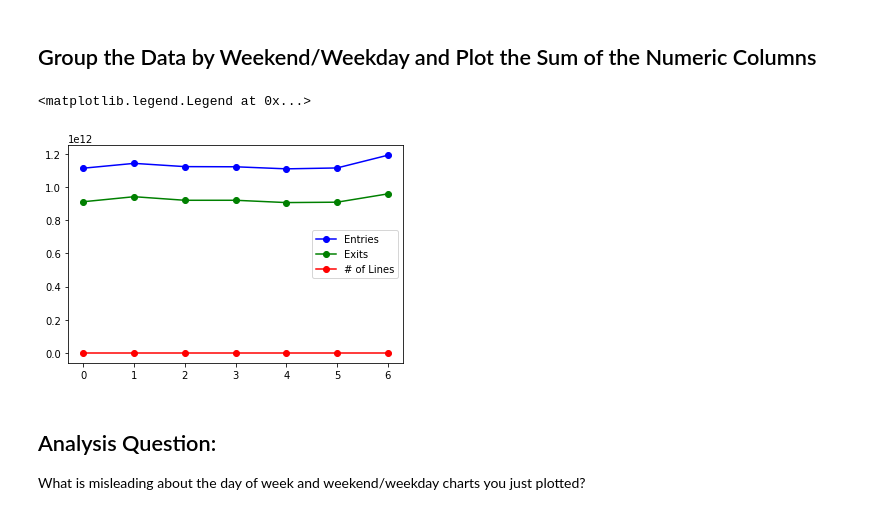
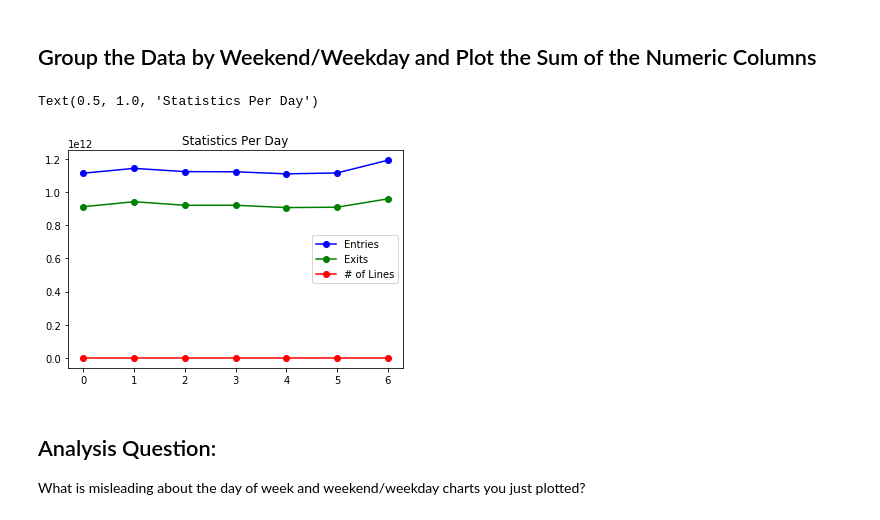
Before and after one commit to nic464/dsc-pandas-series-and-dataframes-lab-hsbc-ds-081319, a Jupyter notebook: index.ipynb, the cells around one changed output. Drawn from its saved outputs; the diff is of its cells as text; code cells hidden in the pictures.

```diff
--- a/index.ipynb
+++ b/index.ipynb
@@ -123,19 +123,19 @@ tmp.head()
 # %%
 import matplotlib.pyplot as plt
 
 x = range(0,7)
 y1 = tmp['entries']
 y2 = tmp['exits']
 y3 = tmp['Num_Lines']
 
 plt.plot(x, y1, 'bo', linestyle='solid', label='Entries')
 plt.plot(x, y2, 'go', linestyle='solid', label='Exits')
 plt.plot(x, y3, 'ro', linestyle='solid', label='# of Lines')
 plt.legend()
-plt.title('Statistics for ')
+plt.title('Statistics Per Day')
 # %% [output]
-<matplotlib.legend.Legend at 0x...>
+Text(0.5, 1.0, 'Statistics Per Day')
-[figure, old version]
+[figure, new version]
 # %% [markdown]
 ## Analysis Question:
 
```
